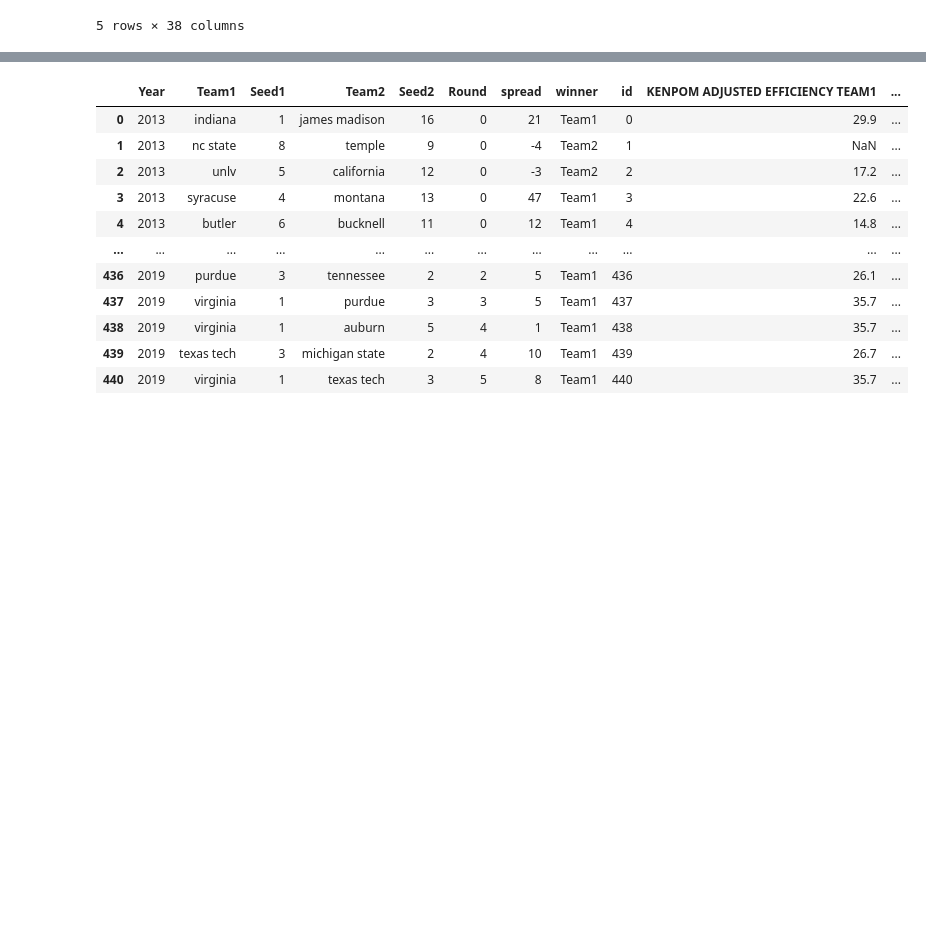
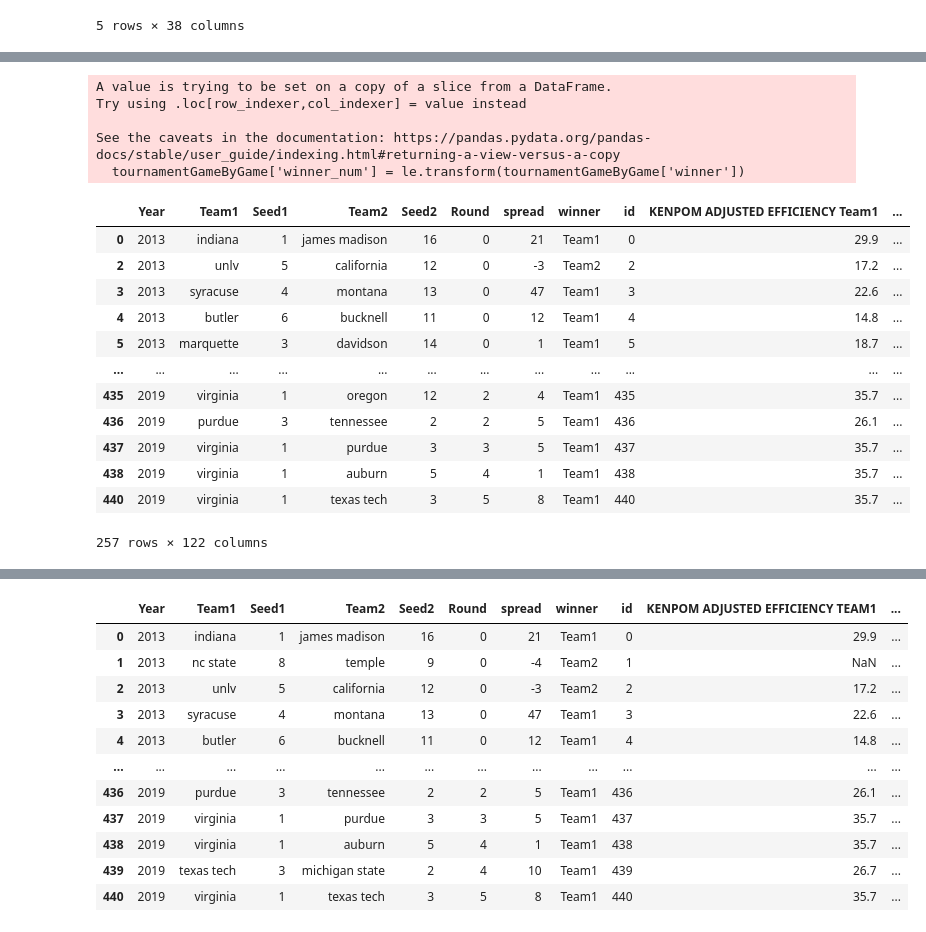
Before and after one commit to jacob-vogel/MLApplication, a Jupyter notebook: joiningData.ipynb, the cells around one changed output, grey strips where cells are left out. Saved outputs shown, nothing was run; the diff lists cells and outputs as text; code cells hidden in the pictures; blank space fills up the shorter version.

```diff
--- a/joiningData.ipynb
+++ b/joiningData.ipynb
@@ -120,0 +182,5 @@ tournamentGameByGame
+# %%
+team = set(list(tournamentGameByGame['Team1'].unique()) + list(tournamentGameByGame['Team2'].unique()))
+num = [i for i in range(len(team))]
+d = dict(zip(team,num))
+d
@@ -120,0 +205,9 @@ tournamentGameByGame
+# %%
+int_team1 = []
+int_team2 = []
+for i, row in tournamentGameByGame.iterrows():
+    int_team1.append(d[row['Team1']])
+    int_team2.append(d[row['Team2']])
+tournamentGameByGame['Team1int'] = int_team1
+tournamentGameByGame['Team2int'] = int_team2
+tournamentGameByGame
@@ -120,0 +228,5 @@ tournamentGameByGame
+# %%
+conf = set(list(tournamentGameByGame['CONF Team1'].unique()) + list(tournamentGameByGame['CONF Team2'].unique()))
+numConf = [i for i in range(len(conf))]
+d = dict(zip(conf,numConf))
+d
@@ -120,0 +251,9 @@ tournamentGameByGame
+# %%
+int_confTeam1 = []
+int_confTeam2 = []
+for i, row in tournamentGameByGame.iterrows():
+    int_confTeam1.append(d[row['CONF Team1']])
+    int_confTeam2.append(d[row['CONF Team2']])
+tournamentGameByGame['Conf Team1int'] = int_confTeam1
+tournamentGameByGame['Conf Team2int'] = int_confTeam2
+tournamentGameByGame['Conf Team1int']
@@ -120,0 +305,30 @@ tournamentGameByGame
+# %%
+from sklearn.preprocessing import LabelEncoder
+
+# Create a LabelEncoder object and fit it to the column data
+le = LabelEncoder()
+le.fit(tournamentGameByGame['winner'])
+
+# Transform the column data to numerical values
+tournamentGameByGame['winner_num'] = le.transform(tournamentGameByGame['winner'])
+# Print the original and transformed data
+tournamentGameByGame
+# %% [output]
+A value is trying to be set on a copy of a slice from a DataFrame.
+Try using .loc[row_indexer,col_indexer] = value instead
+
+See the caveats in the documentation: https://pandas.pydata.org/pandas-docs/stable/user_guide/indexing.html#returning-a-view-versus-a-copy
+  tournamentGameByGame['winner_num'] = le.transform(tournamentGameByGame['winner'])
+|  | Year | Team1 | Seed1 | Team2 | Seed2 | Round | spread | winner | id | KENPOM ADJUSTED EFFICIENCY Team1 | ... |
+| 0 | 2013 | indiana | 1 | james madison | 16 | 0 | 21 | Team1 | 0 | 29.9 | ... |
+| 2 | 2013 | unlv | 5 | california | 12 | 0 | -3 | Team2 | 2 | 17.2 | ... |
+| 3 | 2013 | syracuse | 4 | montana | 13 | 0 | 47 | Team1 | 3 | 22.6 | ... |
+| 4 | 2013 | butler | 6 | bucknell | 11 | 0 | 12 | Team1 | 4 | 14.8 | ... |
+| 5 | 2013 | marquette | 3 | davidson | 14 | 0 | 1 | Team1 | 5 | 18.7 | ... |
+| ... | ... | ... | ... | ... | ... | ... | ... | ... | ... | ... | ... |
+| 435 | 2019 | virginia | 1 | oregon | 12 | 2 | 4 | Team1 | 435 | 35.7 | ... |
+| 436 | 2019 | purdue | 3 | tennessee | 2 | 2 | 5 | Team1 | 436 | 26.1 | ... |
+| 437 | 2019 | virginia | 1 | purdue | 3 | 3 | 5 | Team1 | 437 | 35.7 | ... |
+| 438 | 2019 | virginia | 1 | auburn | 5 | 4 | 1 | Team1 | 438 | 35.7 | ... |
+| 440 | 2019 | virginia | 1 | texas tech | 3 | 5 | 8 | Team1 | 440 | 35.7 | ... |
+257 rows × 122 columns
```
Also changed, not shown: parts of 18 cells of this notebook.
